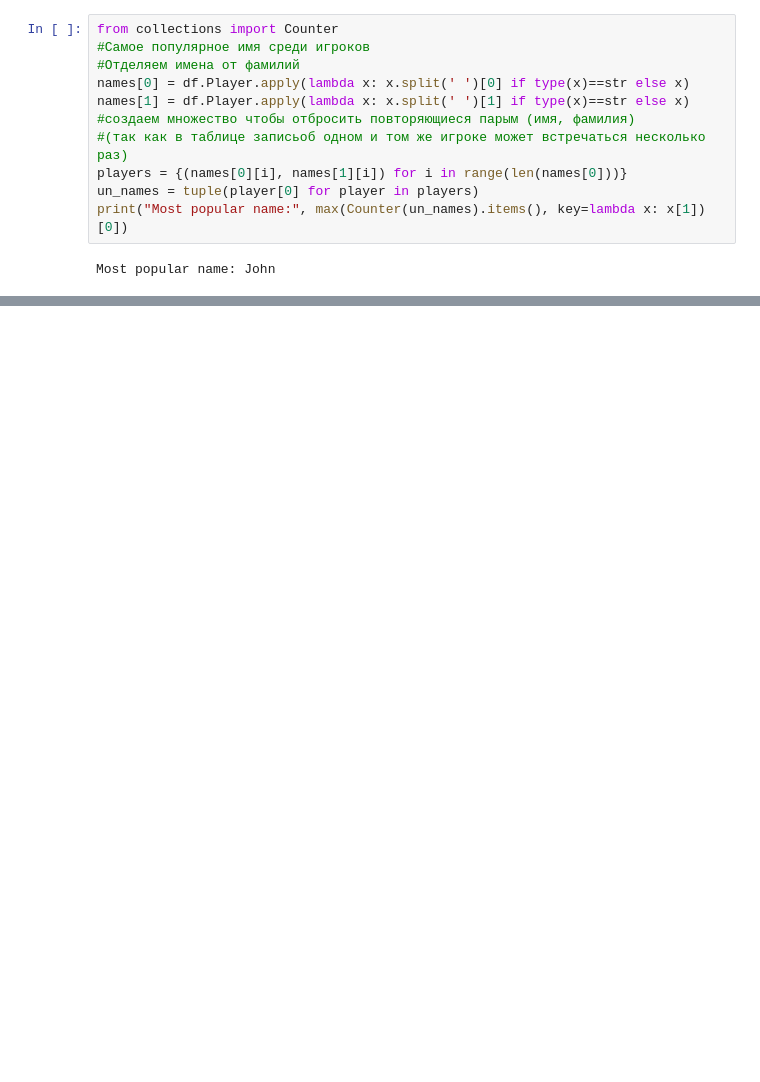
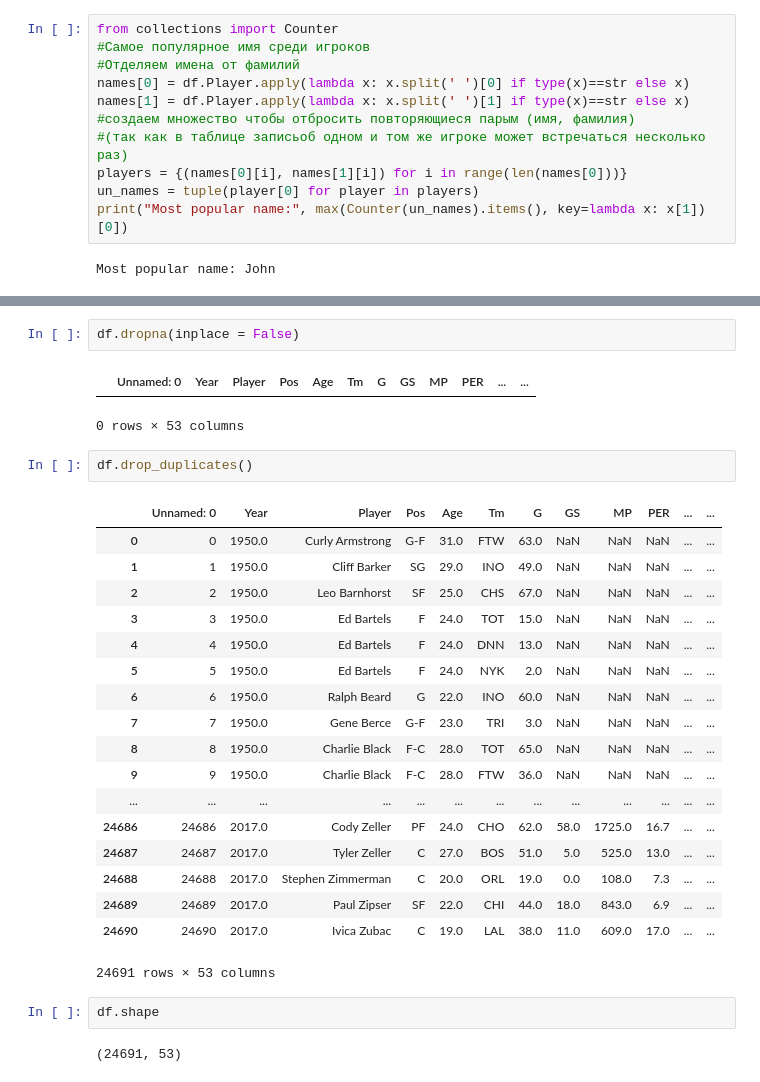
Before and after one commit to iagsav/ml_as, a Jupyter notebook: lab1/Raitsin/Lab1(9)Raitcyn.ipynb, the cells around one changed output, grey strips where cells are left out. Saved outputs shown, nothing was run; the diff lists cells and outputs as text; blank space fills up the shorter version.

Commit message:
fixed the numbering of tasks. used the functions head, tail, info, describe, dropna, drop_duplicates, shape

```diff
--- a/lab1/Raitsin/Lab1(9)Raitcyn.ipynb
+++ b/lab1/Raitsin/Lab1(9)Raitcyn.ipynb
@@ -100,0 +158,30 @@ Most popular name: John
+# %%
+df.dropna(inplace = False)
+# %% [output]
+|  | Unnamed: 0 | Year | Player | Pos | Age | Tm | G | GS | MP | PER | ... | ... |
+0 rows × 53 columns
+# %%
+df.drop_duplicates()
+# %% [output]
+|  | Unnamed: 0 | Year | Player | Pos | Age | Tm | G | GS | MP | PER | ... | ... |
+| 0 | 0 | 1950.0 | Curly Armstrong | G-F | 31.0 | FTW | 63.0 | NaN | NaN | NaN | ... | ... |
+| 1 | 1 | 1950.0 | Cliff Barker | SG | 29.0 | INO | 49.0 | NaN | NaN | NaN | ... | ... |
+| 2 | 2 | 1950.0 | Leo Barnhorst | SF | 25.0 | CHS | 67.0 | NaN | NaN | NaN | ... | ... |
+| 3 | 3 | 1950.0 | Ed Bartels | F | 24.0 | TOT | 15.0 | NaN | NaN | NaN | ... | ... |
+| 4 | 4 | 1950.0 | Ed Bartels | F | 24.0 | DNN | 13.0 | NaN | NaN | NaN | ... | ... |
+| 5 | 5 | 1950.0 | Ed Bartels | F | 24.0 | NYK | 2.0 | NaN | NaN | NaN | ... | ... |
+| 6 | 6 | 1950.0 | Ralph Beard | G | 22.0 | INO | 60.0 | NaN | NaN | NaN | ... | ... |
+| 7 | 7 | 1950.0 | Gene Berce | G-F | 23.0 | TRI | 3.0 | NaN | NaN | NaN | ... | ... |
+| 8 | 8 | 1950.0 | Charlie Black | F-C | 28.0 | TOT | 65.0 | NaN | NaN | NaN | ... | ... |
+| 9 | 9 | 1950.0 | Charlie Black | F-C | 28.0 | FTW | 36.0 | NaN | NaN | NaN | ... | ... |
+| ... | ... | ... | ... | ... | ... | ... | ... | ... | ... | ... | ... | ... |
+| 24686 | 24686 | 2017.0 | Cody Zeller | PF | 24.0 | CHO | 62.0 | 58.0 | 1725.0 | 16.7 | ... | ... |
+| 24687 | 24687 | 2017.0 | Tyler Zeller | C | 27.0 | BOS | 51.0 | 5.0 | 525.0 | 13.0 | ... | ... |
+| 24688 | 24688 | 2017.0 | Stephen Zimmerman | C | 20.0 | ORL | 19.0 | 0.0 | 108.0 | 7.3 | ... | ... |
+| 24689 | 24689 | 2017.0 | Paul Zipser | SF | 22.0 | CHI | 44.0 | 18.0 | 843.0 | 6.9 | ... | ... |
+| 24690 | 24690 | 2017.0 | Ivica Zubac | C | 19.0 | LAL | 38.0 | 11.0 | 609.0 | 17.0 | ... | ... |
+24691 rows × 53 columns
+# %%
+df.shape
+# %% [output]
+(24691, 53)
```
Also changed, not shown: parts of 14 cells of this notebook.
